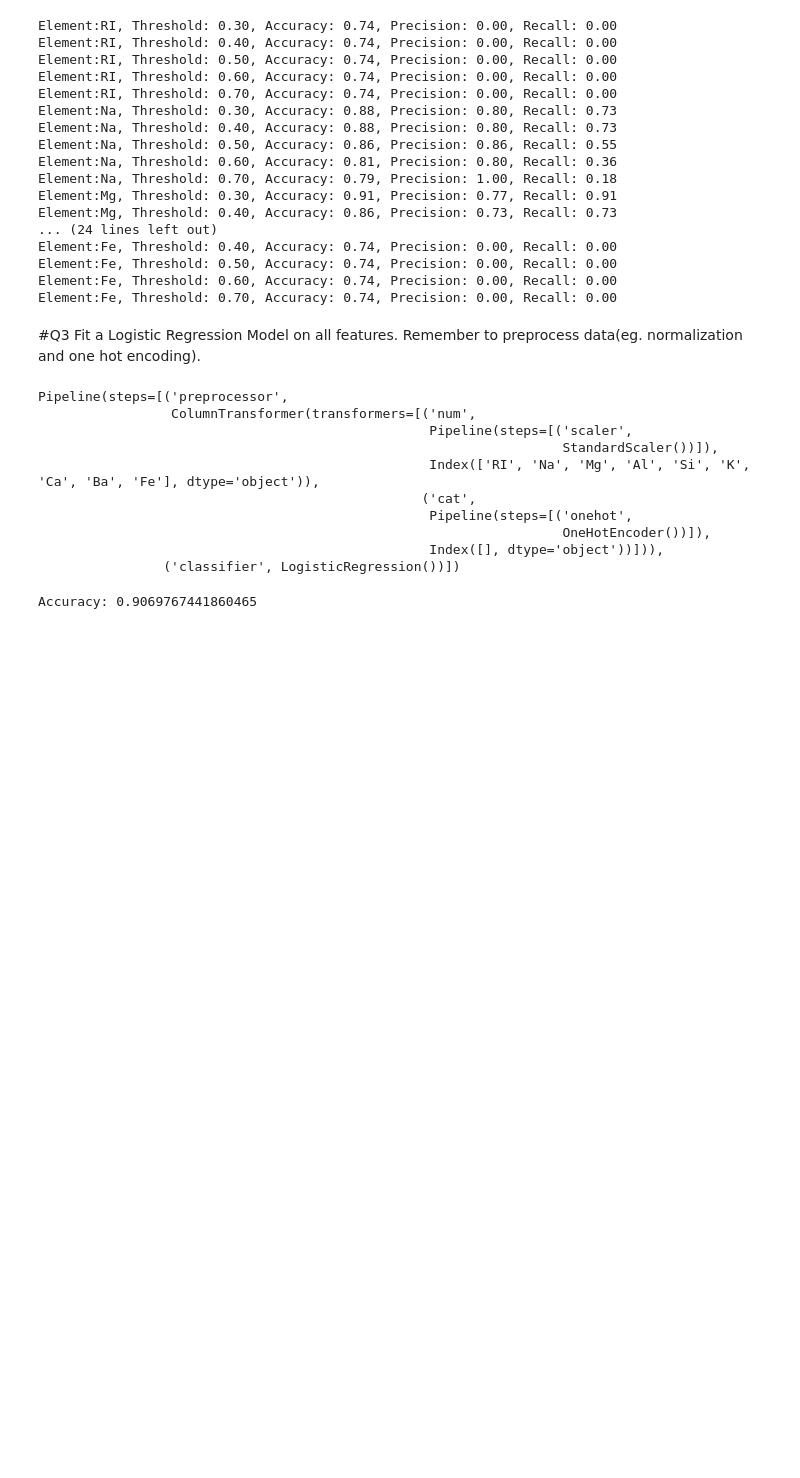
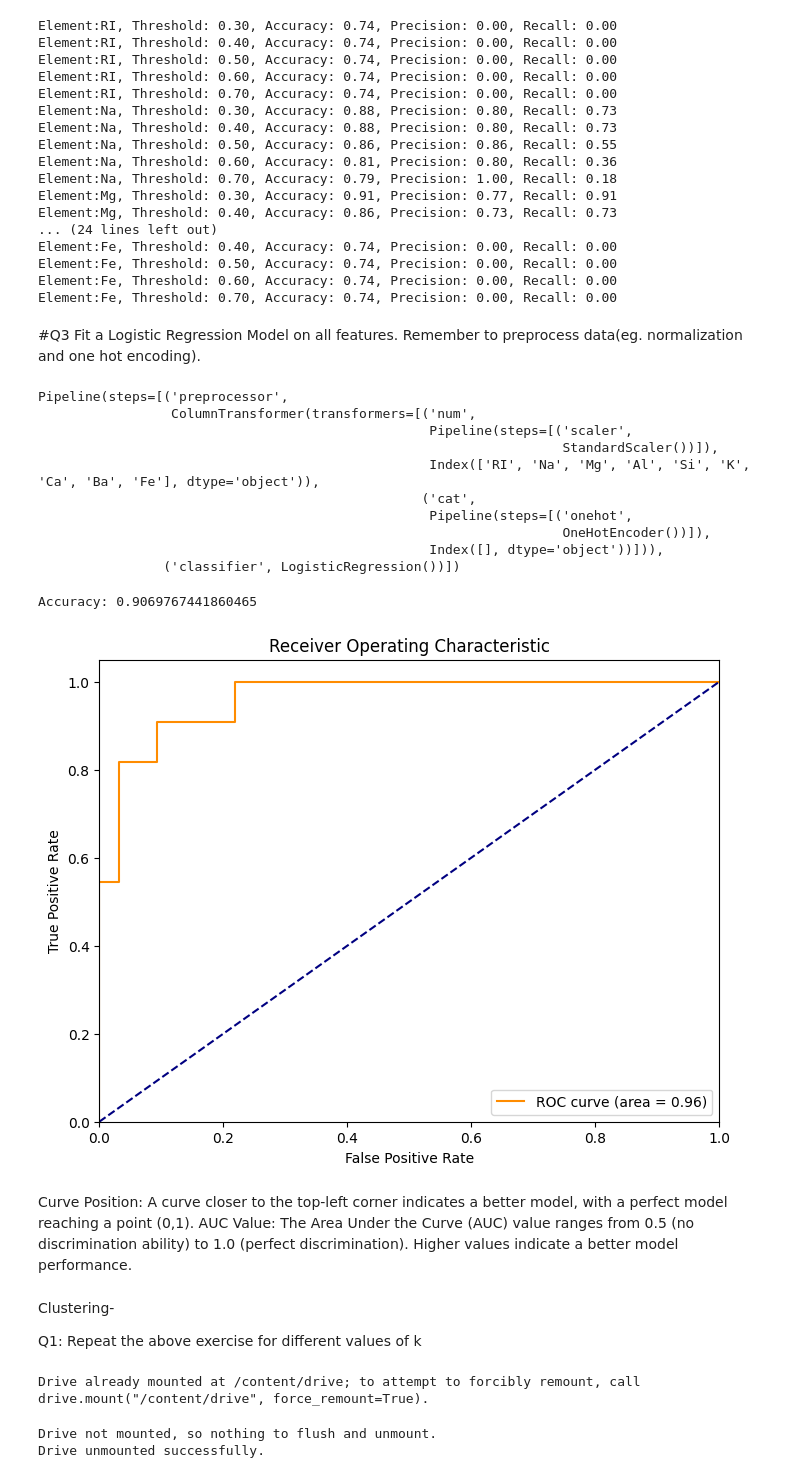
Before and after one commit to Janhaviitambe/Data-Science-Bootcamp, a Jupyter notebook: Week 8/Week8.ipynb, the cells around one changed output. Drawn from its saved outputs; the diff is of its cells as text; code cells hidden in the pictures; blank space fills up the shorter version.

```diff
--- a/Week 8/Week8.ipynb
+++ b/Week 8/Week8.ipynb
@@ -168,3 +168,31 @@ accuracy = accuracy_score(y_test, y_pred)
 print("Accuracy:", accuracy)
 # %% [output]
 Accuracy: 0.9069767441860465
+# %%
+y_scores = clf.predict_proba(X_test)[:, 1]
+from sklearn.metrics import roc_curve, auc
+
+fpr, tpr, thresholds = roc_curve(y_test, y_scores)
+roc_auc = auc(fpr, tpr)
+# %%
+import matplotlib.pyplot as plt
+
+plt.figure(figsize=(8, 6))
+plt.plot(fpr, tpr, color='darkorange', label=f'ROC curve (area = {roc_auc:.2f})')
+plt.plot([0, 1], [0, 1], color='navy', linestyle='--')
+plt.xlim([0.0, 1.0])
+plt.ylim([0.0, 1.05])
+plt.xlabel('False Positive Rate')
+plt.ylabel('True Positive Rate')
+plt.title('Receiver Operating Characteristic')
+plt.legend(loc="lower right")
+plt.show()
+# %% [output]
+[figure, added]
+# %% [markdown]
+Curve Position: A curve closer to the top-left corner indicates a better model, with a perfect model reaching a point (0,1).
+AUC Value: The Area Under the Curve (AUC) value ranges from 0.5 (no discrimination ability) to 1.0 (perfect discrimination). Higher values indicate a better model performance.
+# %% [markdown]
+Clustering-
+
+Q1: Repeat the above exercise for different values of k
@@ -170,0 +205,12 @@ Accuracy: 0.9069767441860465
+# %%
+from google.colab import drive
+drive.mount('/content/drive')
+# %% [output]
+Drive already mounted at /content/drive; to attempt to forcibly remount, call drive.mount("/content/drive", force_remount=True).
+# %%
+from google.colab import drive
+drive.flush_and_unmount()
+print('Drive unmounted successfully.')
+# %% [output]
+Drive not mounted, so nothing to flush and unmount.
+Drive unmounted successfully.
```
Also changed, not shown: parts of 9 cells of this notebook.
